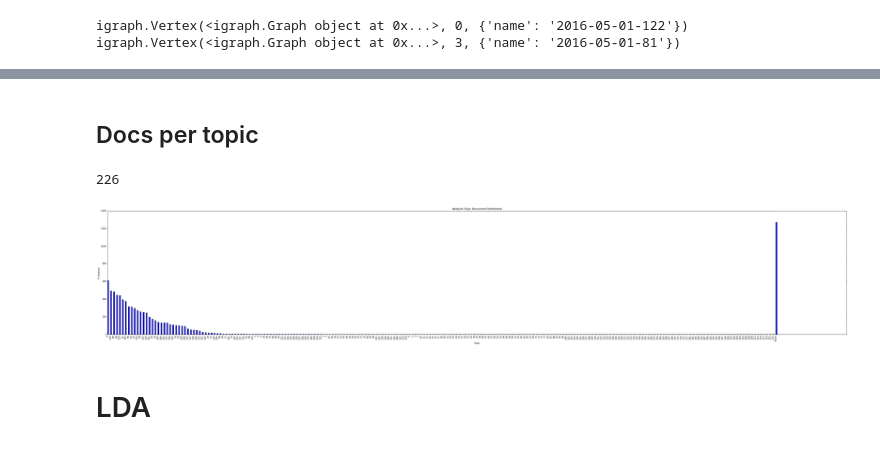
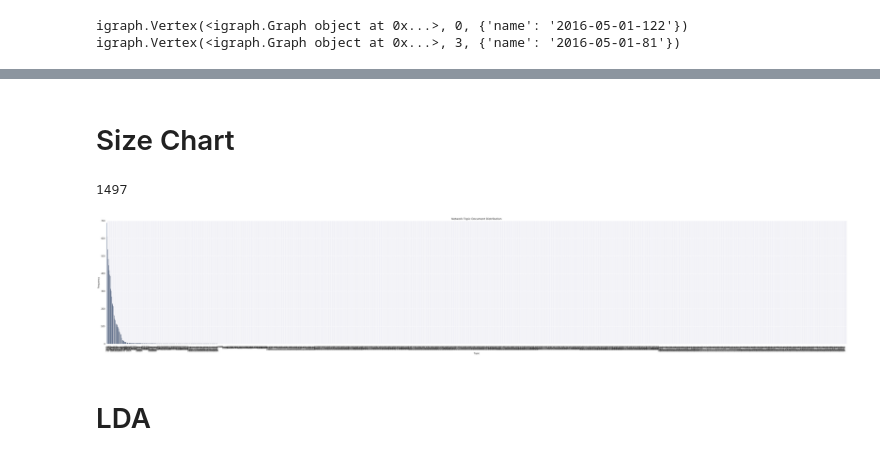
Before and after one commit to patorn/ucl_topic_structure_network_analysis, a Jupyter notebook: network.ipynb, the cells around one changed output, grey strips where cells are left out. Drawn from its saved outputs; the diff is of its cells as text; code cells hidden in the pictures.

```diff
--- a/network.ipynb
+++ b/network.ipynb
@@ -54,0 +80,7 @@ Building vocabulary...
+# %%
+for i, key in enumerate(token_keys):
+    print('{0}\r'.format(i/len(token_keys)))
+    clear_output(wait=True)
+    docs[key]['keywords'] = top_feats_in_doc(X, vectorizer.get_feature_names(), i, 10)
+
+print(docs['2016-05-20-28']['keywords'])
@@ -55,2 +101,4 @@ Building vocabulary...
+# %%
+docs = pickle.load(open('tmp/docs.pickle', 'rb'))
 # %% [markdown]
 # Build the graph from scratch
@@ -173,15 +222,10 @@ print(max(community.membership))
 # %%
-with open('tmp/network_docs.txt', 'a') as file:
+with open('tmp/network_docs.txt', 'w+') as file:
     for i in range(max(community.membership)):
         for v in community.subgraph(i).vs():
             file.write("Topic:{} File:{} Title:{}\n".format(i, v['name'], docs[v['name']]['webTitle']))
-# %%
-with open('tmp/network_topics.csv', 'a') as file:
-    for i in range(max(community.membership)):
-        for v in community.subgraph(i).vs():
-            file.write("{},{}\n".format(i, v['name']))
-# %% [markdown]
-## Docs per topic
+# %% [markdown]
+# Size Chart
 # %%
 net_topics = {}
 
@@ -197,26 +241,24 @@ for i in range(max(community.membership)):
 
 len(net_topics.keys())
 # %% [output]
-226
+1497
 # %%
 x_data = []
 y_data = []
 for key, value in sorted(net_topics.items(), key=lambda x: x[1], reverse=True):
     x_data.append(key)
     y_data.append(value)
-
-x_data.append('None')
-y_data.append(9086 - 7814)
 
 ind = np.arange(0, len(y_data) * 2, 2)
 fig = plt.figure(figsize=(60,10))
 plt.bar(ind, y_data)
 plt.xticks(ind, x_data, rotation=90)
 plt.title("Network Topic Document Distribution")
 plt.xlabel("Topic")
 plt.ylabel("Frequency")
+fig.savefig('tmp/size_chart_net.png')
 plt.show()
 # %% [output]
-[figure, old version]
+[figure, new version]
 # %% [markdown]
 # LDA
```
Also changed, not shown: parts of 69 cells of this notebook.
